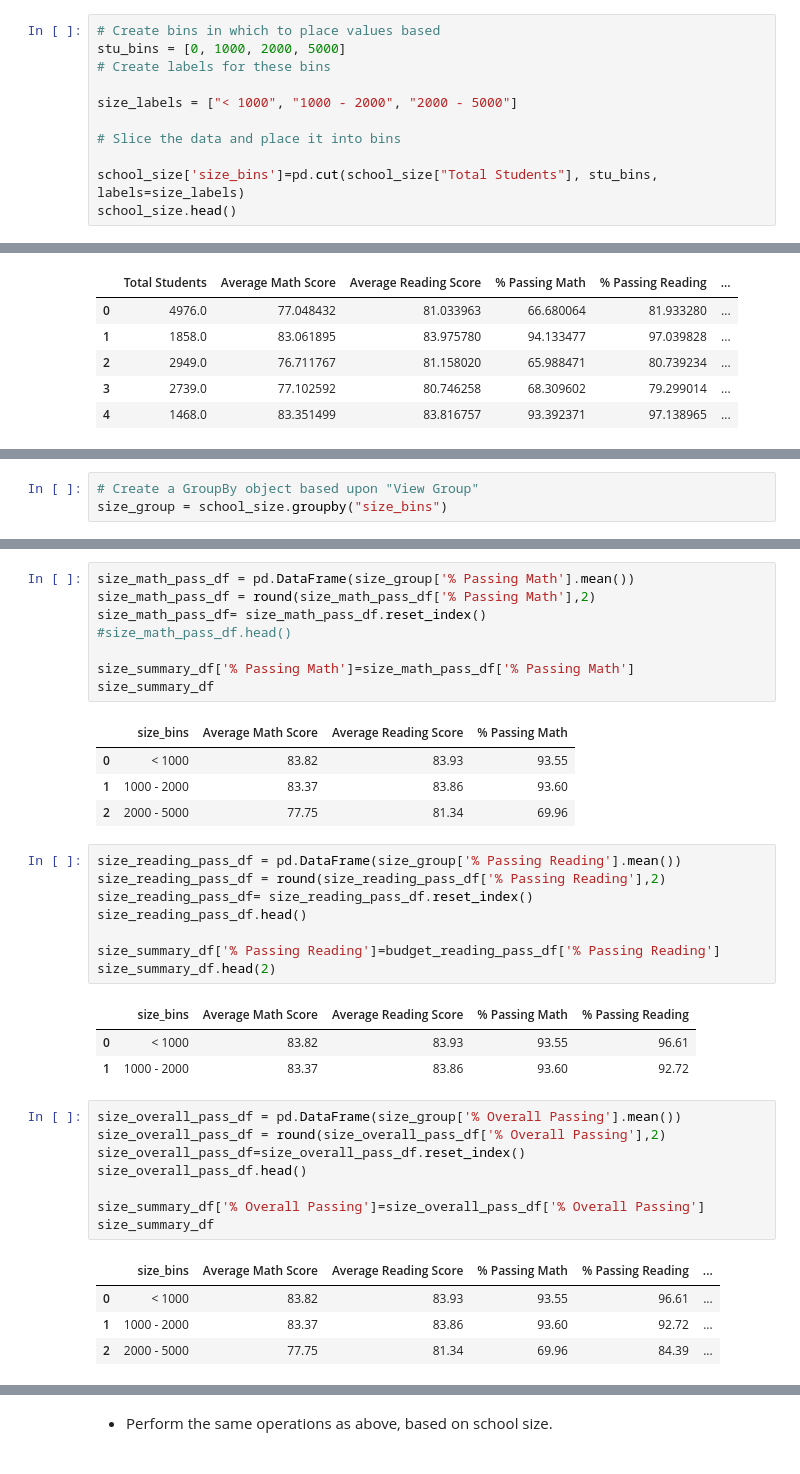
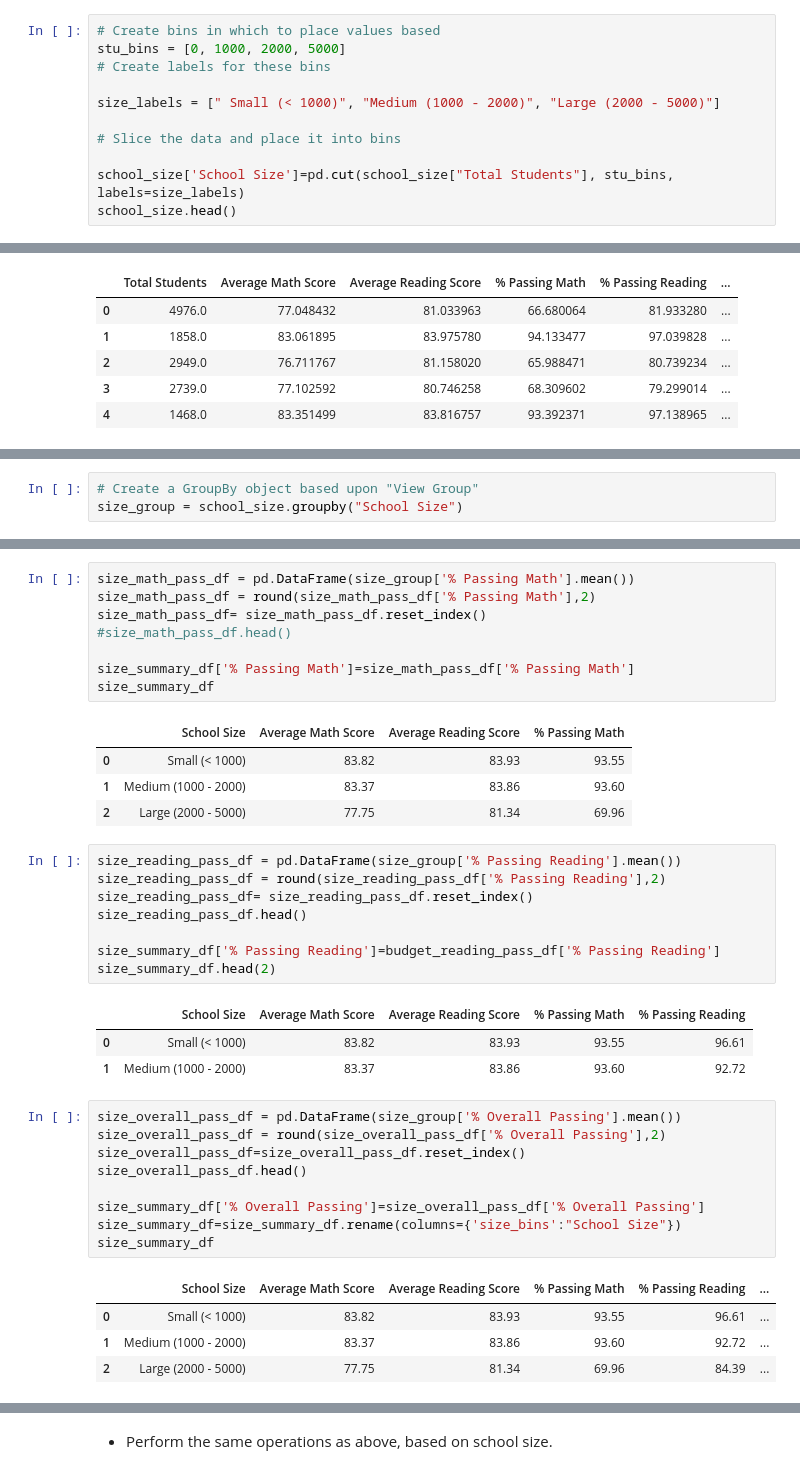
Before and after one commit to strivedi01/pandas-challenge, a Jupyter notebook: PyCitySchools/PyCitySchools_HW.ipynb, the cells around one changed output, grey strips where cells are left out. Cells and saved outputs as stored; diff of their text form.

```diff
--- a/PyCitySchools/PyCitySchools_HW.ipynb
+++ b/PyCitySchools/PyCitySchools_HW.ipynb
@@ -723,11 +767,11 @@ school_size.head(2)
 stu_bins = [0, 1000, 2000, 5000]
 # Create labels for these bins
 
-size_labels = ["< 1000", "1000 - 2000", "2000 - 5000"]
+size_labels = [" Small (< 1000)", "Medium (1000 - 2000)", "Large (2000 - 5000)"]
 
 # Slice the data and place it into bins
 
-school_size['size_bins']=pd.cut(school_size["Total Students"], stu_bins, labels=size_labels)
+school_size['School Size']=pd.cut(school_size["Total Students"], stu_bins, labels=size_labels)
 school_size.head()
 # %% [output]
 A value is trying to be set on a copy of a slice from a DataFrame.
@@ -745,6 +787,6 @@ See the caveats in the documentation: http://pandas.pydata.org/pandas-docs/stabl
 # %%
 # Create a GroupBy object based upon "View Group"
-size_group = school_size.groupby("size_bins")
+size_group = school_size.groupby("School Size")
 # %%
 size_math_score_df = pd.DataFrame(size_group['Average Math Score'].mean())
 size_math_score_df = round(size_math_score_df['Average Math Score'],2)
@@ -789,10 +831,10 @@ size_math_pass_df= size_math_pass_df.reset_index()
 size_summary_df['% Passing Math']=size_math_pass_df['% Passing Math']
 size_summary_df
 # %% [output]
-|  | size_bins | Average Math Score | Average Reading Score | % Passing Math |
-| 0 | < 1000 | 83.82 | 83.93 | 93.55 |
-| 1 | 1000 - 2000 | 83.37 | 83.86 | 93.60 |
-| 2 | 2000 - 5000 | 77.75 | 81.34 | 69.96 |
+|  | School Size | Average Math Score | Average Reading Score | % Passing Math |
+| 0 | Small (< 1000) | 83.82 | 83.93 | 93.55 |
+| 1 | Medium (1000 - 2000) | 83.37 | 83.86 | 93.60 |
+| 2 | Large (2000 - 5000) | 77.75 | 81.34 | 69.96 |
 # %%
 size_reading_pass_df = pd.DataFrame(size_group['% Passing Reading'].mean())
 size_reading_pass_df = round(size_reading_pass_df['% Passing Reading'],2)
@@ -802,19 +844,20 @@ size_reading_pass_df.head()
 size_summary_df['% Passing Reading']=budget_reading_pass_df['% Passing Reading']
 size_summary_df.head(2)
 # %% [output]
-|  | size_bins | Average Math Score | Average Reading Score | % Passing Math | % Passing Reading |
-| 0 | < 1000 | 83.82 | 83.93 | 93.55 | 96.61 |
-| 1 | 1000 - 2000 | 83.37 | 83.86 | 93.60 | 92.72 |
+|  | School Size | Average Math Score | Average Reading Score | % Passing Math | % Passing Reading |
+| 0 | Small (< 1000) | 83.82 | 83.93 | 93.55 | 96.61 |
+| 1 | Medium (1000 - 2000) | 83.37 | 83.86 | 93.60 | 92.72 |
 # %%
 size_overall_pass_df = pd.DataFrame(size_group['% Overall Passing'].mean())
 size_overall_pass_df = round(size_overall_pass_df['% Overall Passing'],2)
 size_overall_pass_df=size_overall_pass_df.reset_index()
 size_overall_pass_df.head()
 
 size_summary_df['% Overall Passing']=size_overall_pass_df['% Overall Passing']
+size_summary_df=size_summary_df.rename(columns={'size_bins':"School Size"})
 size_summary_df
 # %% [output]
-|  | size_bins | Average Math Score | Average Reading Score | % Passing Math | % Passing Reading | ... |
-| 0 | < 1000 | 83.82 | 83.93 | 93.55 | 96.61 | ... |
-| 1 | 1000 - 2000 | 83.37 | 83.86 | 93.60 | 92.72 | ... |
-| 2 | 2000 - 5000 | 77.75 | 81.34 | 69.96 | 84.39 | ... |
+|  | School Size | Average Math Score | Average Reading Score | % Passing Math | % Passing Reading | ... |
+| 0 | Small (< 1000) | 83.82 | 83.93 | 93.55 | 96.61 | ... |
+| 1 | Medium (1000 - 2000) | 83.37 | 83.86 | 93.60 | 92.72 | ... |
+| 2 | Large (2000 - 5000) | 77.75 | 81.34 | 69.96 | 84.39 | ... |
```
Also changed, not shown: parts of 38 cells of this notebook, 1 other file.
